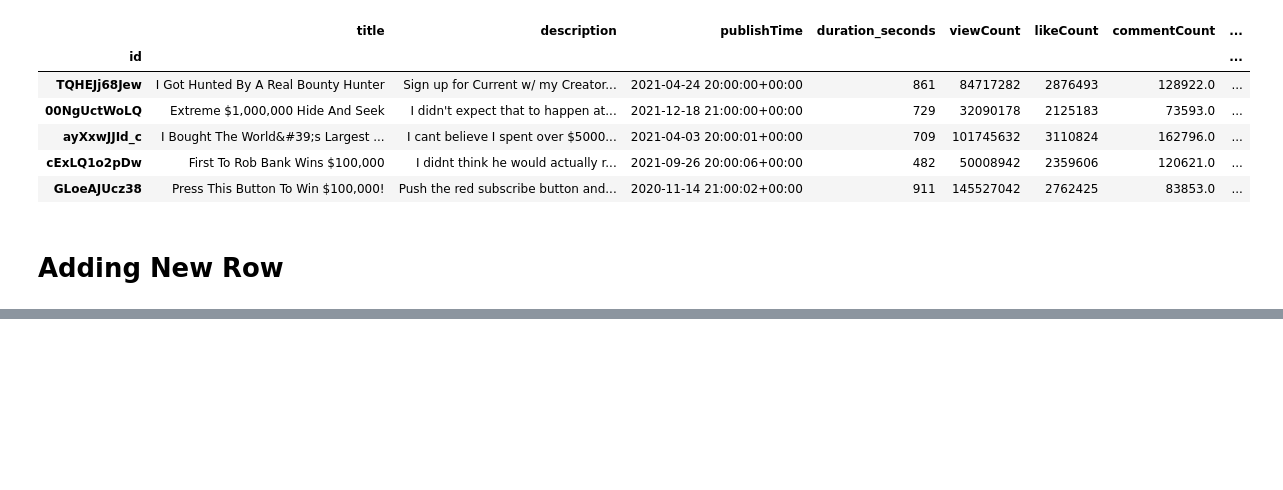
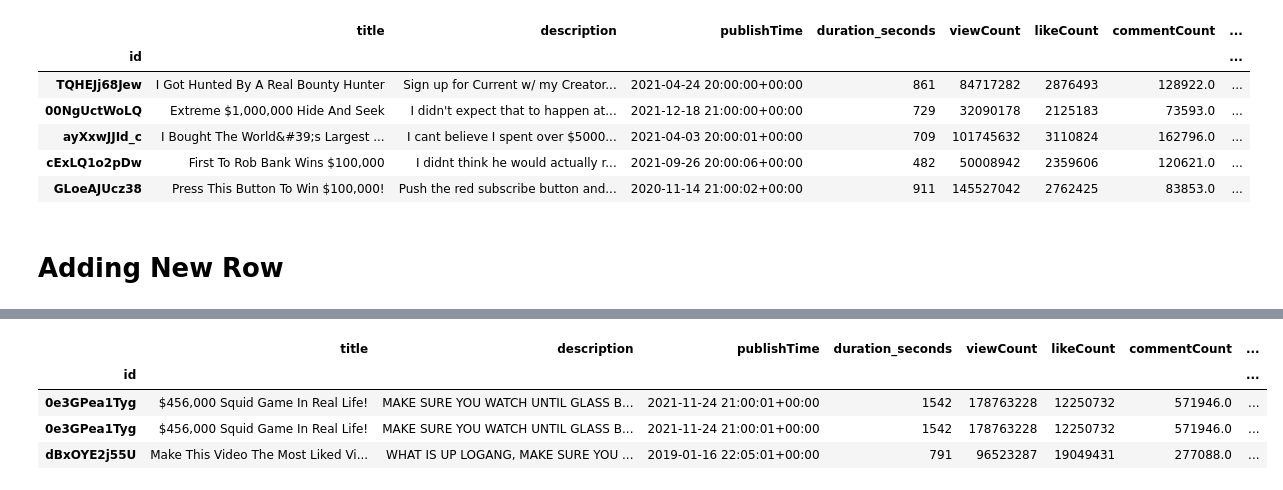
Before and after one commit to majogamit/Intro-to-Pandas, a Jupyter notebook: simple-intro-to-pandas.ipynb, the cells around one changed output, grey strips where cells are left out. Saved outputs shown, nothing was run; the diff lists cells and outputs as text; code cells hidden in the pictures; blank space fills up the shorter version.

```diff
--- a/simple-intro-to-pandas.ipynb
+++ b/simple-intro-to-pandas.ipynb
@@ -398,0 +414,8 @@ df_concat = pd.concat([df, df_to_append])
+# %%
+df.query('likeCount > 10000000')
+# %% [output]
+|  | title | description | publishTime | duration_seconds | viewCount | likeCount | commentCount | ... |
+| id |  |  |  |  |  |  |  | ... |
+| 0e3GPea1Tyg | $456,000 Squid Game In Real Life! | MAKE SURE YOU WATCH UNTIL GLASS B... | 2021-11-24 21:00:01+00:00 | 1542 | 178763228 | 12250732 | 571946.0 | ... |
+| 0e3GPea1Tyg | $456,000 Squid Game In Real Life! | MAKE SURE YOU WATCH UNTIL GLASS B... | 2021-11-24 21:00:01+00:00 | 1542 | 178763228 | 12250732 | 571946.0 | ... |
+| dBxOYE2j55U | Make This Video The Most Liked Vi... | WHAT IS UP LOGANG, MAKE SURE YOU ... | 2019-01-16 22:05:01+00:00 | 791 | 96523287 | 19049431 | 277088.0 | ... |
```
Also changed, not shown: parts of 3 cells of this notebook.
